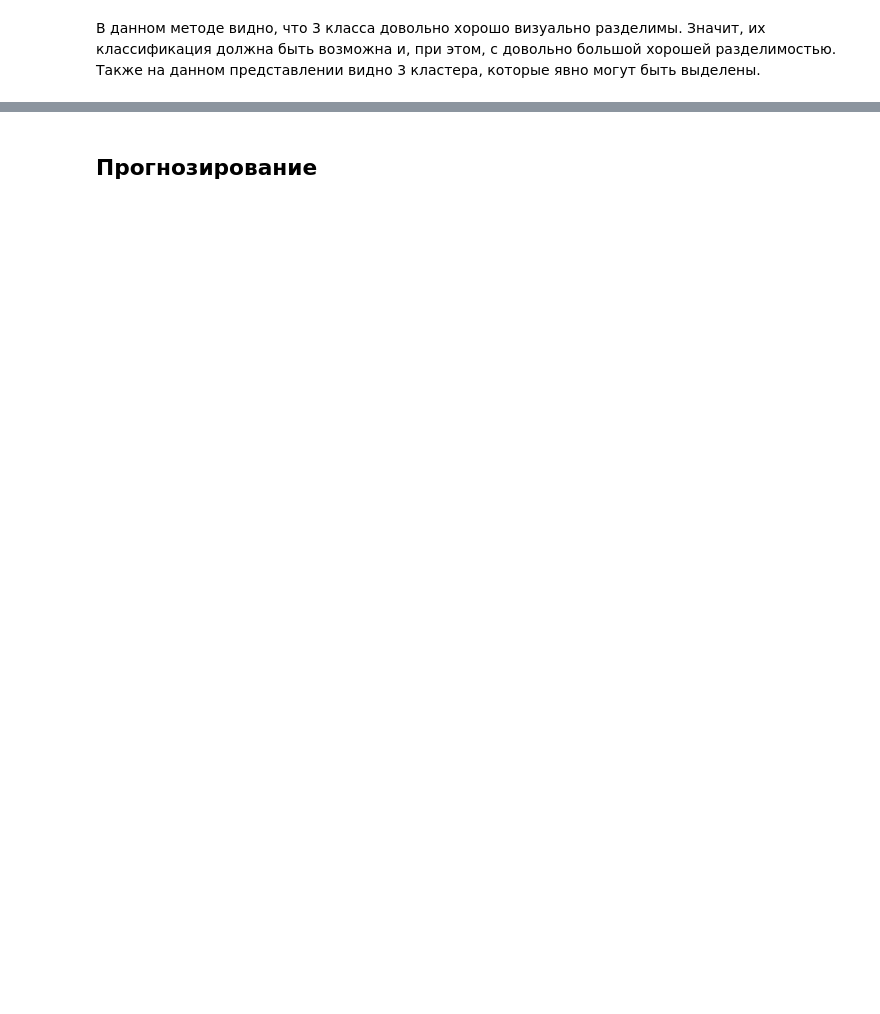
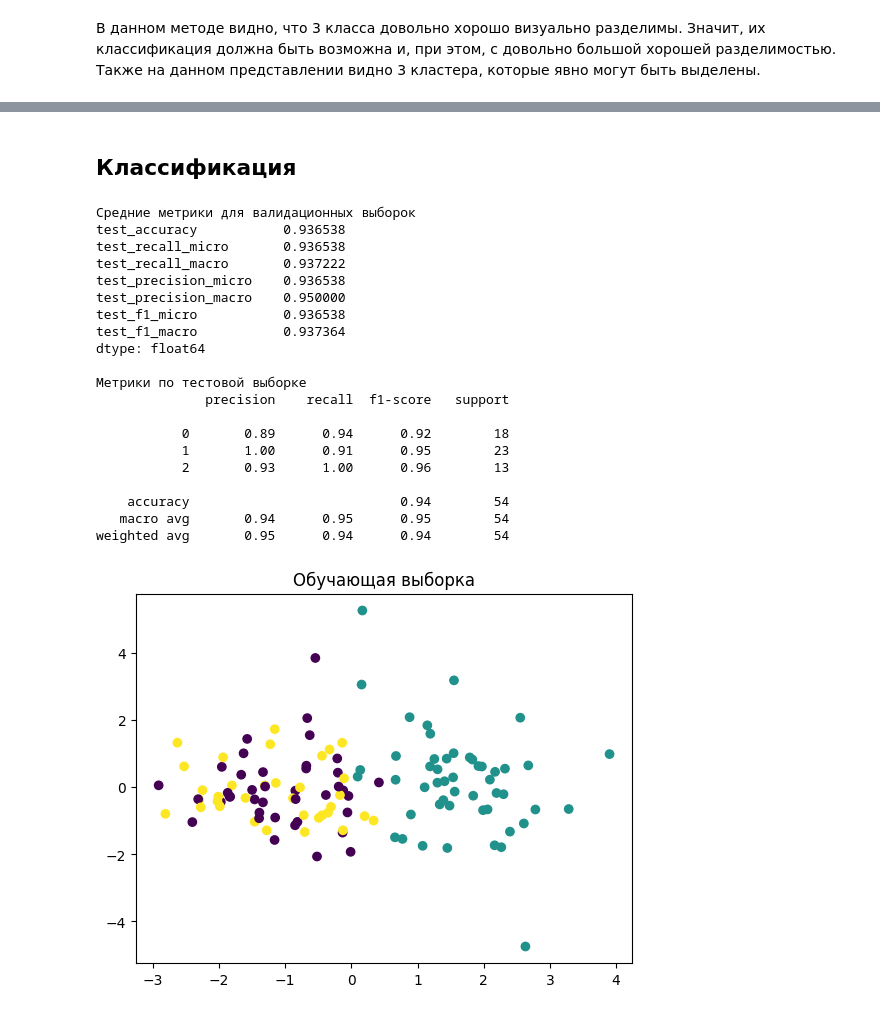
Before and after one commit to ZOaZOaZoa/IAD_lab04, a Jupyter notebook: lab04.ipynb, the cells around one changed output, grey strips where cells are left out. Cells and saved outputs as stored; diff of their text form; code cells hidden in the pictures; blank space fills up the shorter version.

Commit message:
added regression and classification

```diff
--- a/lab04.ipynb
+++ b/lab04.ipynb
@@ -142,7 +223,63 @@ plt.show()
 # %% [markdown]
-## Прогнозирование
+## Классификация
-# %%
-from sklearn import linear_model
-#Прогнозируем hue, flavanoids
-l_reg = linear_model.LinearRegression()
-X = X_train.loc[]
+# %%
+from sklearn.metrics import classification_report
+from sklearn.model_selection import cross_validate
+from sklearn import tree
+
+scores1 = ['accuracy', 'recall_micro', 'recall_macro', 'precision_micro', 'precision_macro', 'f1_micro', 'f1_macro']
+n_classes = len(set(y_train))
+
+def models_predict(models, X, n_classes):
+    proba = np.zeros((X.shape[0], n_classes))
+    for model in models:
+        proba += model.predict_proba(X)
+    proba /= len(models)
+    y_pred = proba.argmax(axis=1)
+    return y_pred
+
+cross_validation_res = cross_validate(tree.DecisionTreeClassifier(max_depth=4), X_train, y_train, cv = 10, scoring = scores1, return_estimator=True)
+scores=pd.DataFrame(cross_validation_res).drop(['fit_time', 'score_time', 'estimator'], axis=1).mean(axis=0)
+models = cross_validation_res['estimator']
+y_pred = models_predict(models, X_test, n_classes)
+print('Средние метрики для валидационных выборок')
+print(scores, '\n')
+
+print('Метрики по тестовой выборке')
+print(classification_report(y_pred, y_test))
+
+plt.scatter(x='f1', y='f2', data=x_pca_pd, c=y_train)
+plt.title('Обучающая выборка')
+plt.show()
+
+
+plt.scatter(x='f1', y='f2', data=x_test_pca_pd, c=y_pred)
+plt.title('Классификация по тестовой выборке.\nМодели по кросс-валидации.\nДерево решений.')
+plt.show()
+
+
+plt.scatter(x='f1', y='f2', data=x_test_pca_pd, c=y_test)
+plt.title('Истинное распределение классов тестовой выборки')
+plt.show()
+# %% [output]
+Средние метрики для валидационных выборок
+test_accuracy           0.936538
+test_recall_micro       0.936538
+test_recall_macro       0.937222
+test_precision_micro    0.936538
+test_precision_macro    0.950000
+test_f1_micro           0.936538
+test_f1_macro           0.937364
+dtype: float64
+
+Метрики по тестовой выборке
+              precision    recall  f1-score   support
+
+           0       0.89      0.94      0.92        18
+           1       1.00      0.91      0.95        23
+           2       0.93      1.00      0.96        13
+
+    accuracy                           0.94        54
+   macro avg       0.94      0.95      0.95        54
+weighted avg       0.95      0.94      0.94        54
+[figure, added]
```
Also changed, not shown: parts of 7 cells of this notebook, 7 other files.
